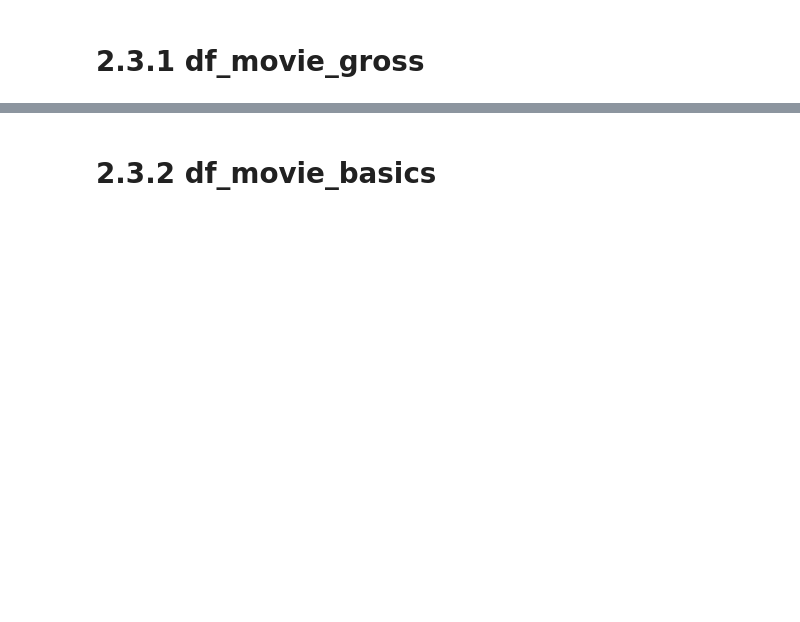
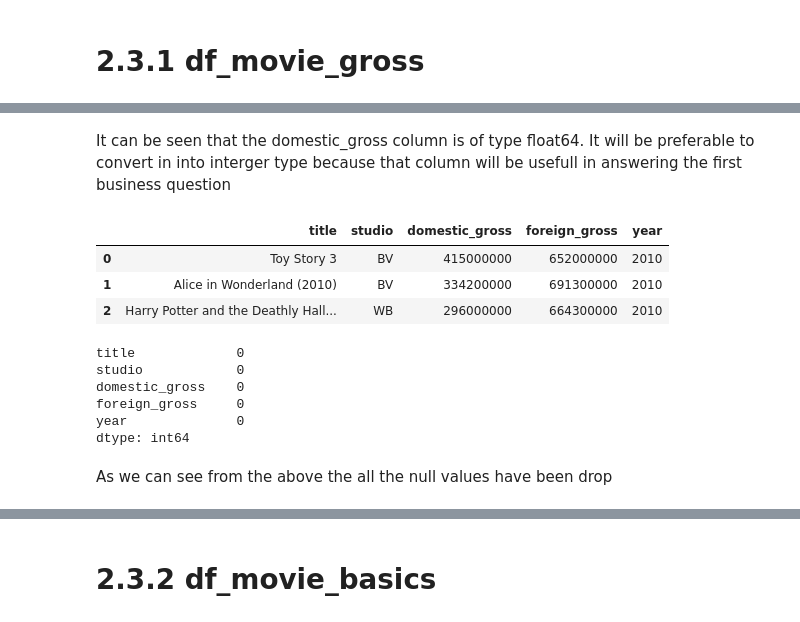
Before and after one commit to BrianKip035/dsc-phase-1-project-v2-4, a Jupyter notebook: student.ipynb, the cells around one changed output, grey strips where cells are left out. Drawn from its saved outputs; the diff is of its cells as text; code cells hidden in the pictures; blank space fills up the shorter version.

```diff
--- a/student.ipynb
+++ b/student.ipynb
@@ -492,0 +592,5 @@ memory usage: 132.4+ KB
+# %%
+#dropping null values
+
+df_movie_gross.dropna(inplace=True)
+df_movie_gross.head()
@@ -498,0 +637,29 @@ df_movie_gross.shape
+# %% [markdown]
+It can be seen that the domestic_gross column is of type float64. It will be preferable to convert in into interger type
+because that column will be usefull in answering the first business question
+# %%
+# converting the columns to integers
+
+df_movie_gross['domestic_gross'] = df_movie_gross['domestic_gross'].astype('int')
+# %%
+#checking if there there is changes in the columns
+
+df_movie_gross.head(3)
+# %% [output]
+|  | title | studio | domestic_gross | foreign_gross | year |
+| 0 | Toy Story 3 | BV | 415000000 | 652000000 | 2010 |
+| 1 | Alice in Wonderland (2010) | BV | 334200000 | 691300000 | 2010 |
+| 2 | Harry Potter and the Deathly Hall... | WB | 296000000 | 664300000 | 2010 |
+# %%
+#checking for null values in the refined datset
+
+df_movie_gross.isna().sum()
+# %% [output]
+title             0
+studio            0
+domestic_gross    0
+foreign_gross     0
+year              0
+dtype: int64
+# %% [markdown]
+As we can see from the above the all the null values have been drop
```
Also changed, not shown: parts of 74 cells of this notebook.
